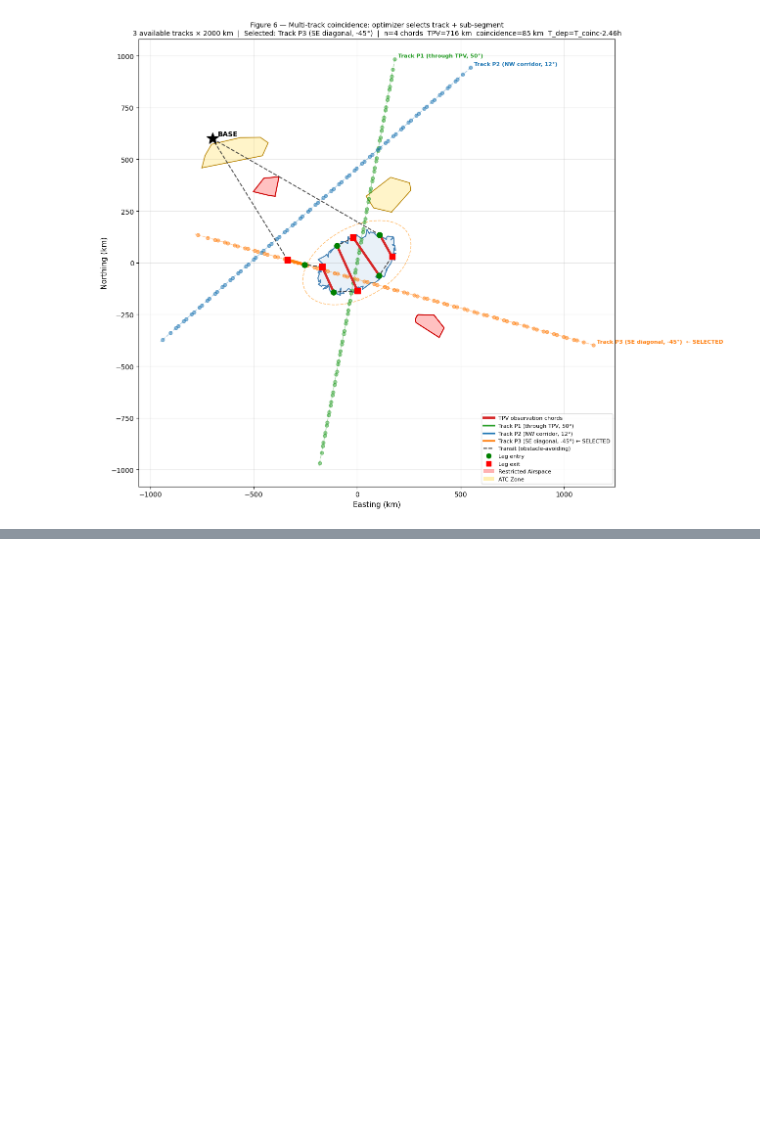
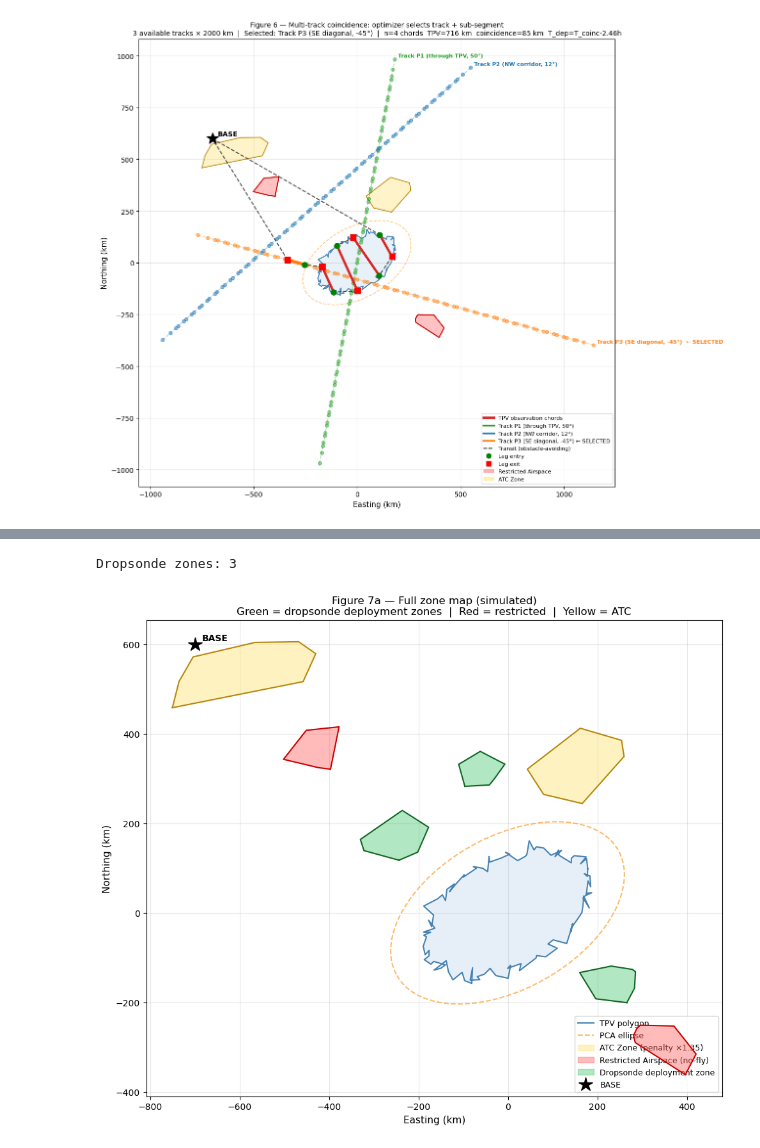
Before and after one commit to xf37/aerial-met-survey-optimizer, a Jupyter notebook: 07_tpv_route_planning.ipynb, the cells around one changed output, grey strips where cells are left out. Drawn from its saved outputs; the diff is of its cells as text; code cells hidden in the pictures; blank space fills up the shorter version.

```diff
--- a/07_tpv_route_planning.ipynb
+++ b/07_tpv_route_planning.ipynb
@@ -1738,0 +1757,57 @@ plt.show()
+# %%
+# ── Module 4 parameters ──────────────────────────────────────────────────
+# Simulated dropsonde deployment zones (replace with real NWP-derived polygons).
+# Placed on transit corridors and near TPV boundary where gradients are steepest.
+dropsonde_polys = [
+    make_irregular_poly(-250,  160,  90,  70, angle_deg= 20., seed=11),  # NW approach corridor
+    make_irregular_poly( 220, -150,  80,  60, angle_deg=-25., seed=12),  # SE exit corridor
+    make_irregular_poly( -60,  330,  75,  55, angle_deg= 10., seed=13),  # N of TPV, return leg
+]
+dropsonde_union = unary_union(dropsonde_polys)
+print(f'Dropsonde zones: {len(dropsonde_polys)}')
+
+# ── Figure 7a: full zone map ──────────────────────────────────────────────
+fig, ax = plt.subplots(figsize=(10, 10))
+
+closed = np.vstack([TPV_PTS, TPV_PTS[0]])
+ax.fill(TPV_PTS[:,0], TPV_PTS[:,1], color='#cfe0f0', alpha=0.5, zorder=1)
+ax.plot(closed[:,0],  closed[:,1],  color='steelblue', lw=1.5, zorder=2, label='TPV polygon')
+ax.plot(ell_xy[:,0],  ell_xy[:,1],  '--', color='darkorange', lw=1.5, alpha=0.6, zorder=3,
+        label='PCA ellipse')
+
+for poly in atc_polys:
+    xs, ys = poly.exterior.xy
+    ax.fill(xs, ys, color='#ffe066', alpha=0.40, zorder=4)
+    ax.plot(xs, ys, color='#b8860b', lw=1.5, zorder=5)
+ax.fill([], [], color='#ffe066', alpha=0.40,
+        label=f'ATC Zone (penalty ×{ATC_PENALTY_FACTOR})')
+
+for poly in restricted_polys:
+    xs, ys = poly.exterior.xy
+    ax.fill(xs, ys, color='#ff6666', alpha=0.45, zorder=6)
+    ax.plot(xs, ys, color='#cc0000', lw=1.5, zorder=7)
+ax.fill([], [], color='#ff6666', alpha=0.45, label='Restricted Airspace (no-fly)')
+
+for poly in dropsonde_polys:
+    xs, ys = poly.exterior.xy
+    ax.fill(xs, ys, color='#22bb55', alpha=0.35, zorder=8)
+    ax.plot(xs, ys, color='#116622', lw=1.5, zorder=9)
+ax.fill([], [], color='#22bb55', alpha=0.35, label='Dropsonde deployment zone')
+
+ax.plot(*BASE, '*', color='black', ms=16, zorder=10, label='BASE')
+ax.annotate('BASE', BASE, textcoords='offset points', xytext=(8, 4),
+            fontsize=10, fontweight='bold')
+
+ax.set_aspect('equal')
+ax.set_xlabel('Easting (km)', fontsize=11)
+ax.set_ylabel('Northing (km)', fontsize=11)
+ax.set_title('Figure 7a — Full zone map (simulated)\n'
+             'Green = dropsonde deployment zones  |  Red = restricted  |  Yellow = ATC',
+             fontsize=12)
+ax.legend(fontsize=9, loc='lower right')
+ax.grid(True, alpha=0.3)
+plt.tight_layout()
+plt.show()
+# %% [output]
+Dropsonde zones: 3
+[figure, added]
```
Also changed, not shown: parts of 5 cells of this notebook.
